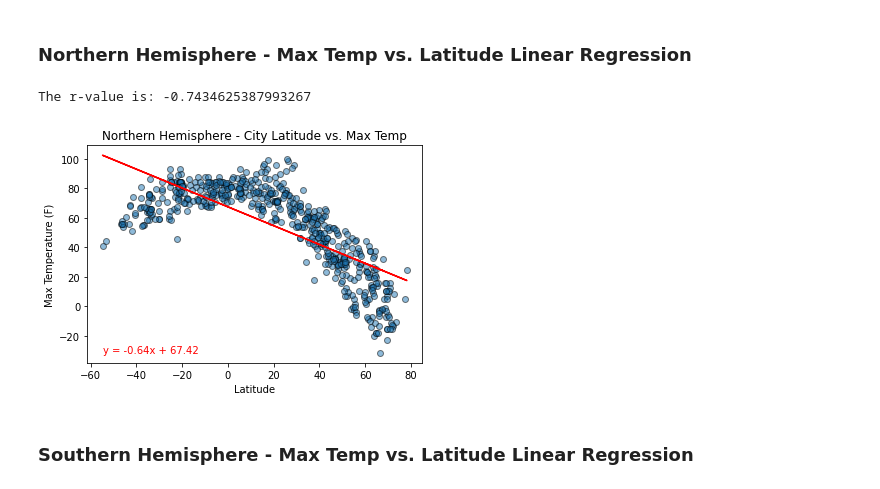
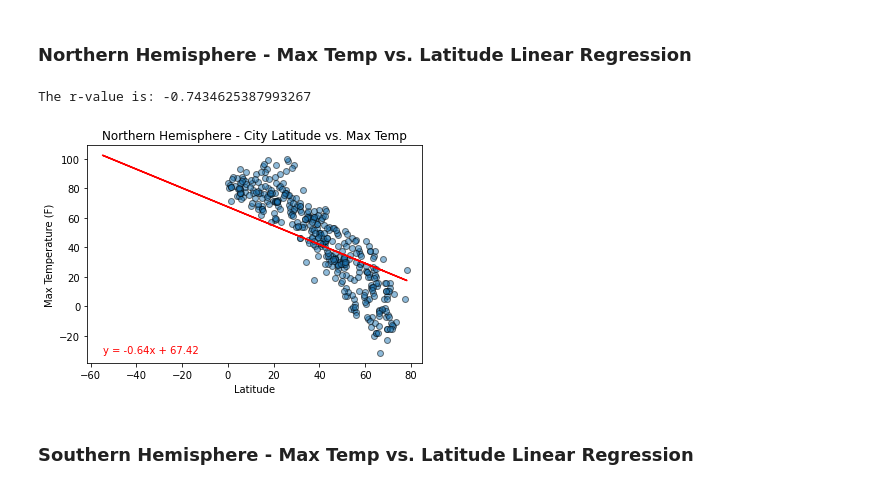
Before and after one commit to sir-omoreno/python-api-challenge, a Jupyter notebook: WeatherPy.ipynb, the cells around one changed output. Cells and saved outputs as stored; diff of their text form; code cells hidden in the pictures.

Commit message:
fixing regressions

```diff
--- a/WeatherPy.ipynb
+++ b/WeatherPy.ipynb
@@ -358,19 +358,22 @@ cities_df.head()
 # %%
 #Tip to find the nothern hemisphere cities... find cities with latitude greater than 0.
 #Lat 0 marks the equator
 NH_cities = cities_df.loc[cities_df['Latitude'] > 0]
-#NH_cities
-plt.scatter(cities_df["Latitude"], cities_df["Max Temperature"], edgecolors='black', alpha=.5)
+nh_x_values = NH_cities["Latitude"]
+nh_y_values = NH_cities["Max Temperature"]
+# nh_x_values
+# nh_y_values
+plt.scatter(nh_x_values, nh_y_values, edgecolors='black', alpha=.5)
 plt.title("Northern Hemisphere - City Latitude vs. Max Temp")
 plt.xlabel("Latitude")
 plt.ylabel("Max Temperature (F)")
-linear_regression_function(cities_df["Latitude"], cities_df["Max Temperature"])
+linear_regression_function(nh_x_values,nh_y_values)
 
 plt.savefig("images/northern_hem_lat_temp.png")
 plt.show()
 # %% [output]
 The r-value is: -0.7434625387993267
-[figure, old version]
+[figure, new version]
 # %% [markdown]
 ###  Southern Hemisphere - Max Temp vs. Latitude Linear Regression
 # %%
```
Also changed, not shown: parts of 1 cell of this notebook, 1 other file.
